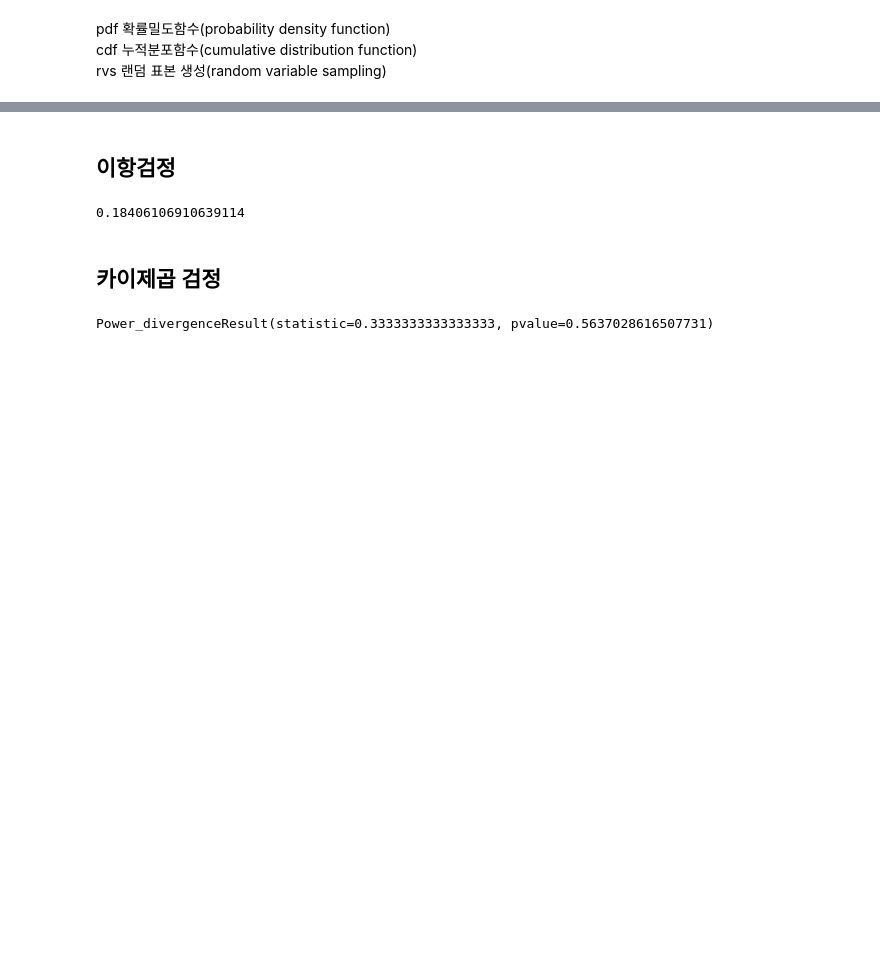
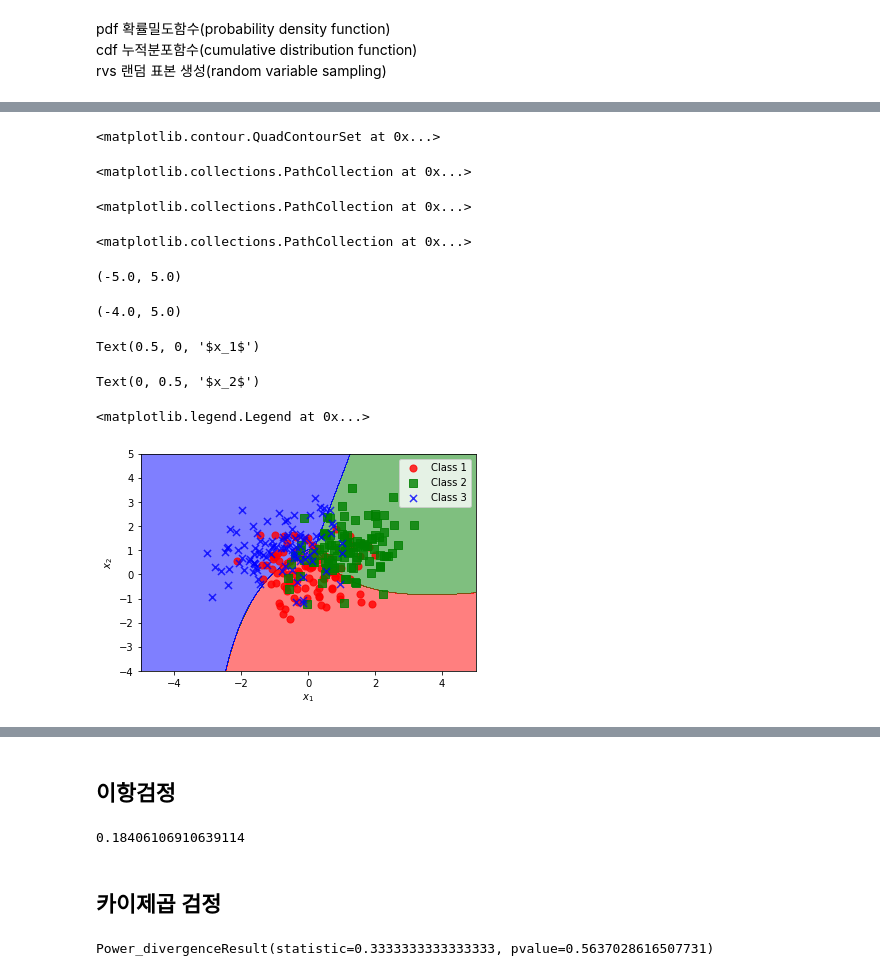
Before and after one commit to okso6441-ksh/ML, a Jupyter notebook: statistics.ipynb, the cells around one changed output, grey strips where cells are left out. Saved outputs shown, nothing was run; the diff lists cells and outputs as text; code cells hidden in the pictures; blank space fills up the shorter version.

```diff
--- a/검정.ipynb
+++ b/statistics.ipynb
@@ -20,0 +59,4 @@ rvs 랜덤 표본 생성(random variable sampling)
+# %%
+from sklearn.discriminant_analysis import QuadraticDiscriminantAnalysis
+
+qda = QuadraticDiscriminantAnalysis(store_covariance=True).fit(X, y)
@@ -20,0 +67,30 @@ rvs 랜덤 표본 생성(random variable sampling)
+# %%
+# 이차판별분석법(quadratic discriminant analysis, QDA)
+import matplotlib as mpl
+x1min, x1max = -5, 5
+x2min, x2max = -4, 5
+XX1, XX2 = np.meshgrid(np.arange(x1min, x1max, (x1max-x1min)/1000),
+                       np.arange(x2min, x2max, (x2max-x2min)/1000))
+YY = np.reshape(qda.predict(np.array([XX1.ravel(), XX2.ravel()]).T), XX1.shape)
+cmap = mpl.colors.ListedColormap(sns.color_palette(["r", "g", "b"]).as_hex())
+plt.contourf(XX1, XX2, YY, cmap=cmap, alpha=0.5)
+plt.scatter(X1[:, 0], X1[:, 1], alpha=0.8, s=50, marker="o", color='r', label="Class 1")
+plt.scatter(X2[:, 0], X2[:, 1], alpha=0.8, s=50, marker="s", color='g', label="Class 2")
+plt.scatter(X3[:, 0], X3[:, 1], alpha=0.8, s=50, marker="x", color='b', label="Class 3")
+plt.xlim(x1min, x1max)
+plt.ylim(x2min, x2max)
+plt.xlabel("$x_1$")
+plt.ylabel("$x_2$")
+plt.legend()
+plt.show()
+# %% [output]
+<matplotlib.contour.QuadContourSet at 0x...>
+<matplotlib.collections.PathCollection at 0x...>
+<matplotlib.collections.PathCollection at 0x...>
+<matplotlib.collections.PathCollection at 0x...>
+(-5.0, 5.0)
+(-4.0, 5.0)
+Text(0.5, 0, '$x_1$')
+Text(0, 0.5, '$x_2$')
+<matplotlib.legend.Legend at 0x...>
+[figure, added]
```
Also changed, not shown: parts of 13 cells of this notebook, 2 other files.
